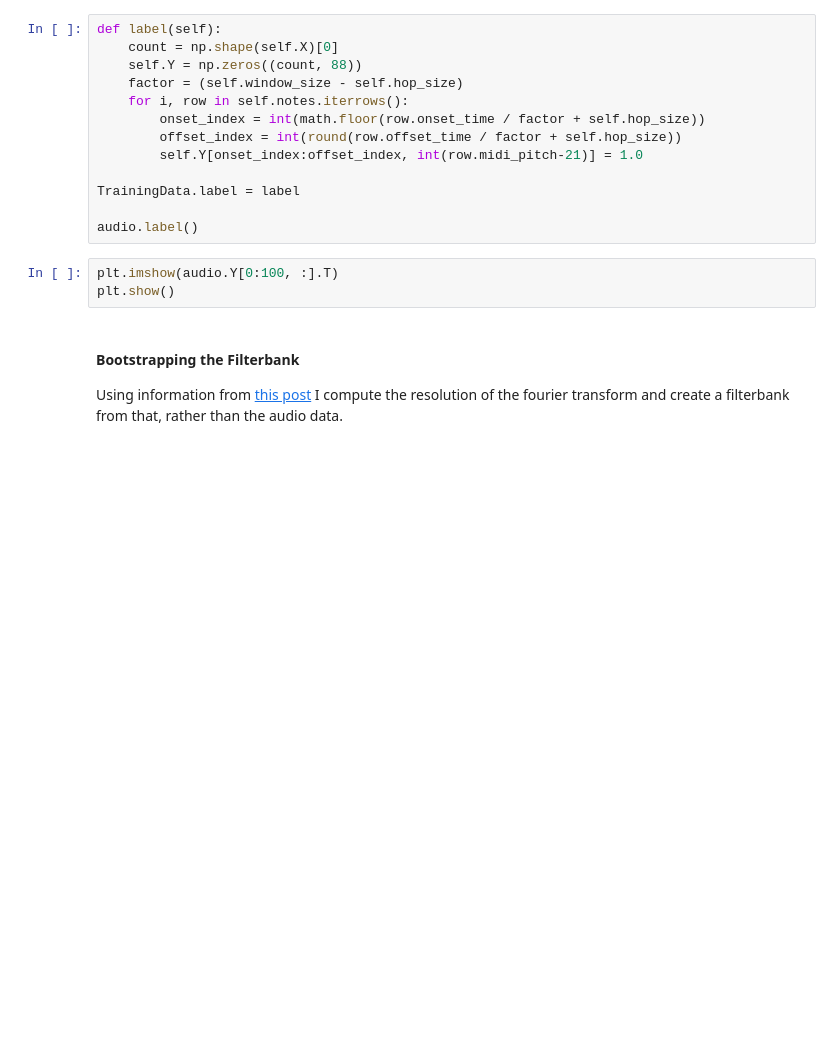
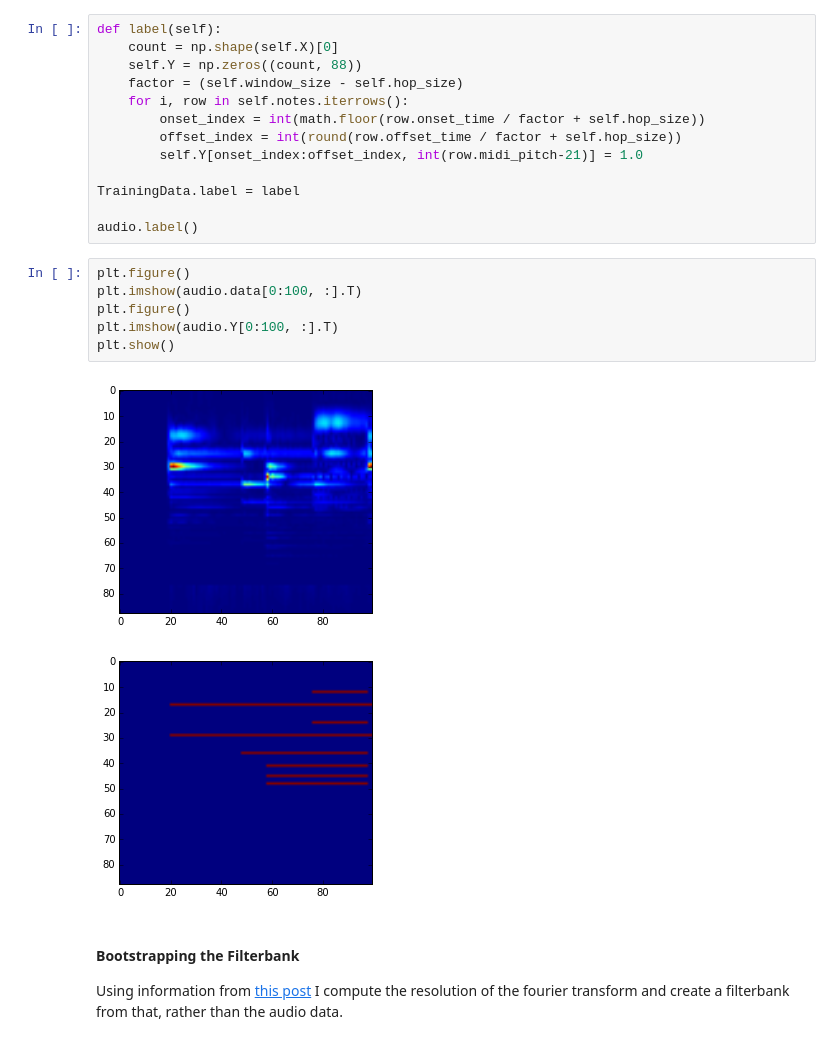
Before and after one commit to jbarrow/capstone, a Jupyter notebook: notebooks/Preprocessing_Notebook.ipynb, the cells around one changed output. Drawn from its saved outputs; the diff is of its cells as text; blank space fills up the shorter version.

```diff
--- a/notebooks/Preprocessing_Notebook.ipynb
+++ b/notebooks/Preprocessing_Notebook.ipynb
@@ -139,8 +155,14 @@ TrainingData.label = label
 
 audio.label()
 # %%
+plt.figure()
+plt.imshow(audio.data[0:100, :].T)
+plt.figure()
 plt.imshow(audio.Y[0:100, :].T)
 plt.show()
+# %% [output]
+[figure, added]
+[figure, added]
 # %% [markdown]
 #### Bootstrapping the Filterbank
 
```
Also changed, not shown: parts of 7 cells of this notebook, 4 other files.
